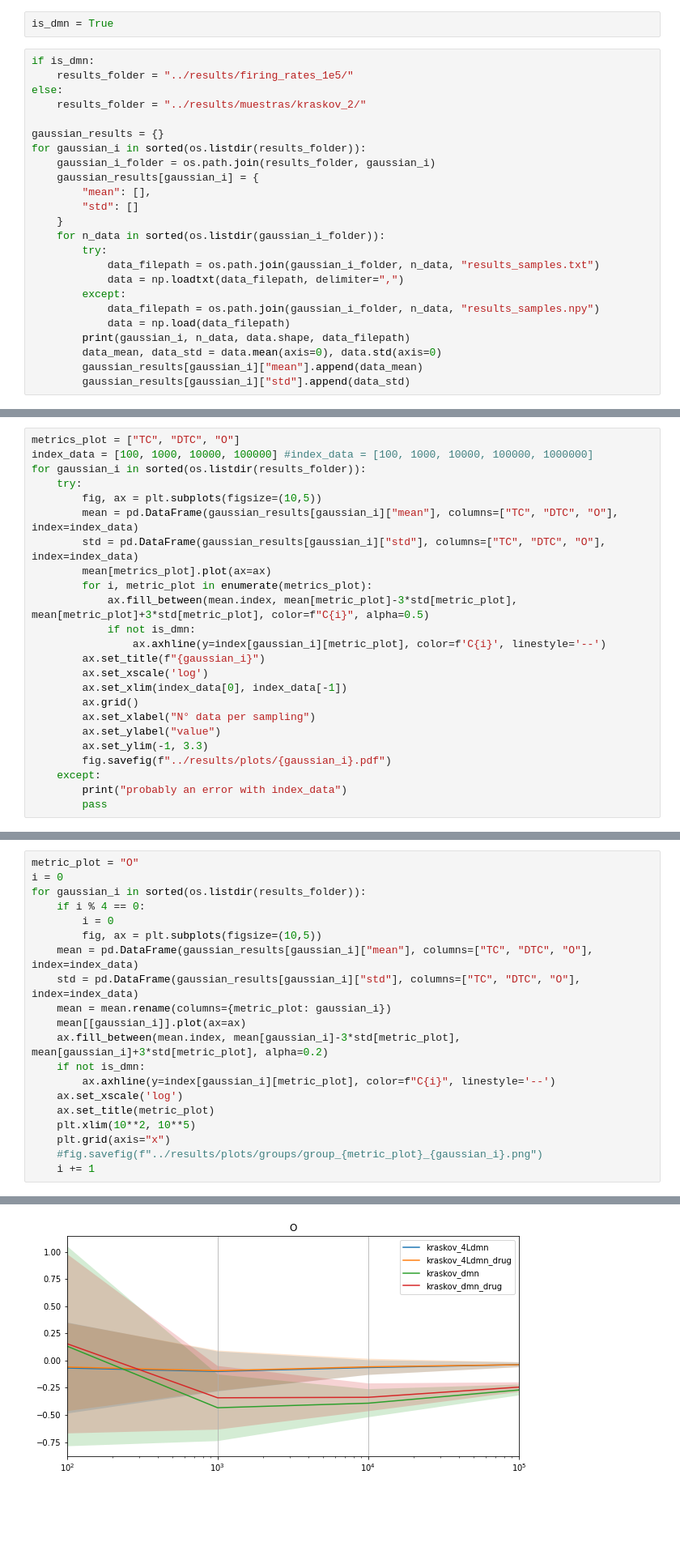
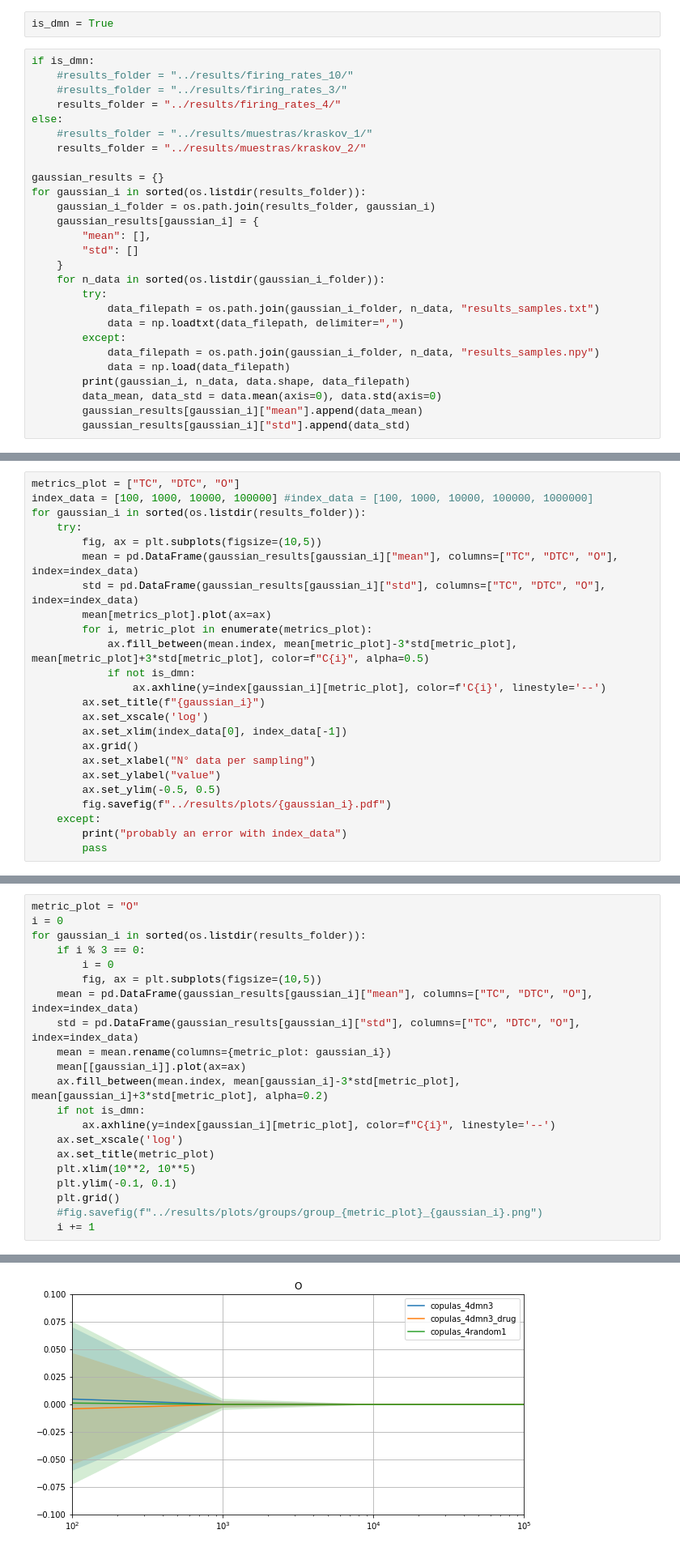
Before and after one commit to cjotade/whole-brain, a Jupyter notebook: src/display_results.ipynb, the cells around one changed output, grey strips where cells are left out. Shown at 81% size. Cells and saved outputs as stored; diff of their text form; blank space fills up the shorter version.

```diff
--- a/src/display_results.ipynb
+++ b/src/display_results.ipynb
@@ -21,8 +21,11 @@ copulas_random_drug/  kraskov_dmn_drug/
 is_dmn = True
 # %%
 if is_dmn:
-    results_folder = "../results/firing_rates_1e5/"
+    #results_folder = "../results/firing_rates_10/"
+    #results_folder = "../results/firing_rates_3/"
+    results_folder = "../results/firing_rates_4/"
 else:
+    #results_folder = "../results/muestras/kraskov_1/"
     results_folder = "../results/muestras/kraskov_2/"
 
 gaussian_results = {}
@@ -126,7 +109,7 @@ for gaussian_i in sorted(os.listdir(results_folder)):
         ax.grid()
         ax.set_xlabel("N° data per sampling")
         ax.set_ylabel("value")
-        ax.set_ylim(-1, 3.3)
+        ax.set_ylim(-0.5, 0.5)
         fig.savefig(f"../results/plots/{gaussian_i}.pdf")
     except:
         print("probably an error with index_data")
@@ -149,7 +132,7 @@ for gaussian_i in sorted(os.listdir(results_folder)):
 metric_plot = "O"
 i = 0
 for gaussian_i in sorted(os.listdir(results_folder)):
-    if i % 4 == 0:
+    if i % 3 == 0:
         i = 0
         fig, ax = plt.subplots(figsize=(10,5))
     mean = pd.DataFrame(gaussian_results[gaussian_i]["mean"], columns=["TC", "DTC", "O"], index=index_data)
@@ -162,7 +145,8 @@ for gaussian_i in sorted(os.listdir(results_folder)):
     ax.set_xscale('log')
     ax.set_title(metric_plot)
     plt.xlim(10**2, 10**5)
-    plt.grid(axis="x")
+    plt.ylim(-0.1, 0.1)
+    plt.grid()
     #fig.savefig(f"../results/plots/groups/group_{metric_plot}_{gaussian_i}.png")
     i += 1
 # %% [output]
@@ -171 +155 @@ for gaussian_i in sorted(os.listdir(results_folder)):
-[figure, old version]
+[figure, new version]
```
Also changed, not shown: parts of 6 cells of this notebook, 1 other file.
